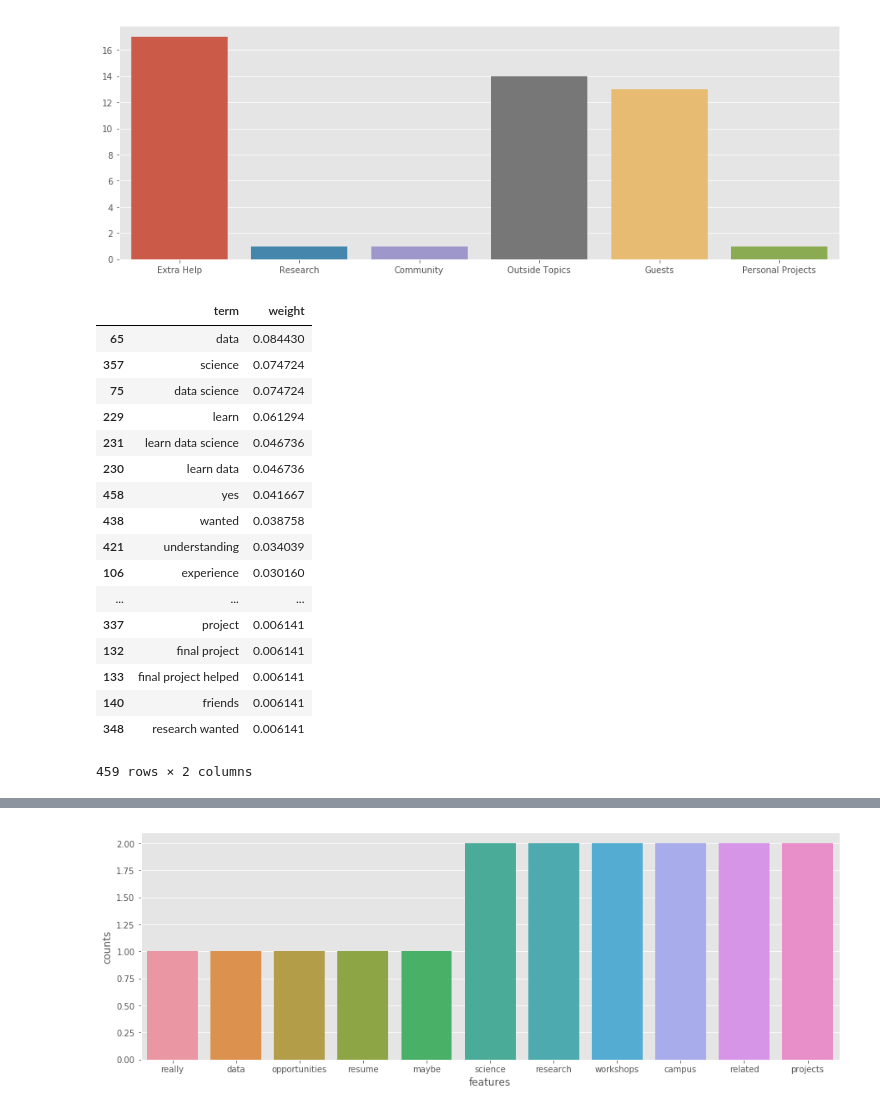
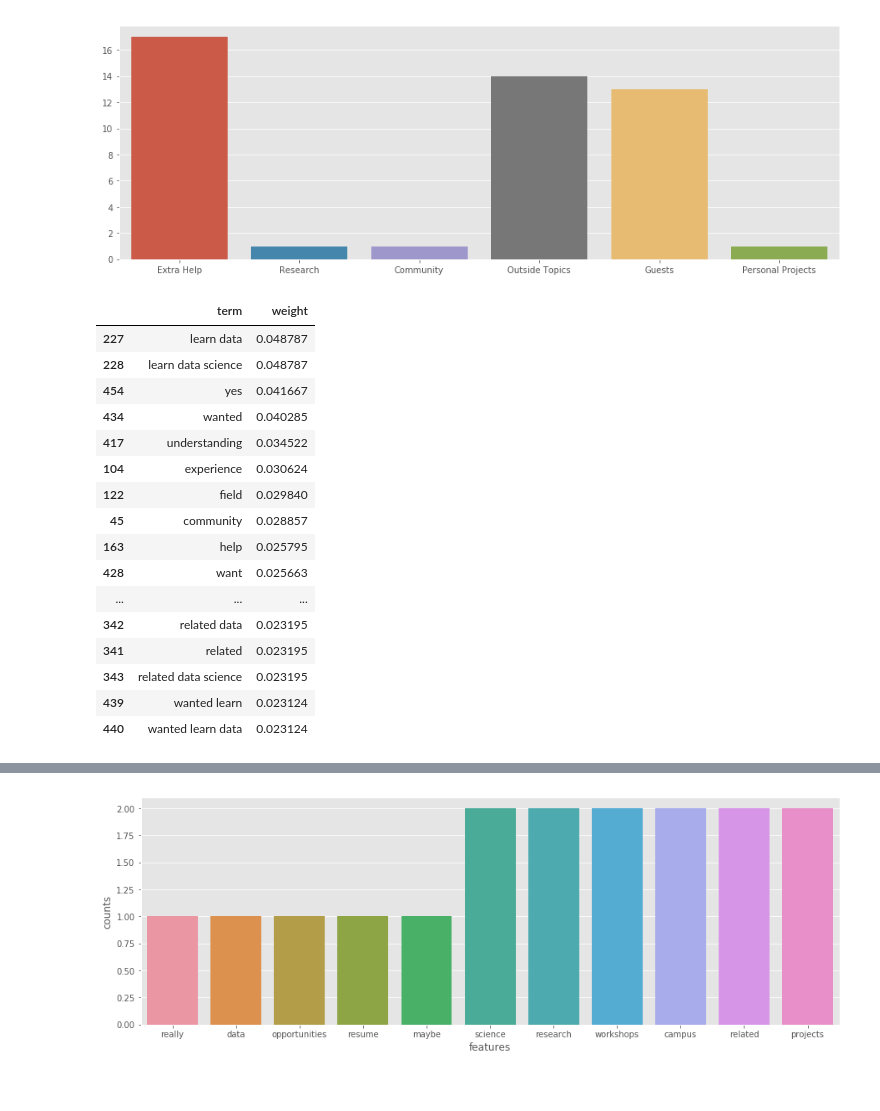
Before and after one commit to oscarsyu/datascholars, a Jupyter notebook: F18 Survey.ipynb, the cells around one changed output, grey strips where cells are left out. Cells and saved outputs as stored; diff of their text form; code cells hidden in the pictures.

```diff
--- a/F18 Survey.ipynb
+++ b/F18 Survey.ipynb
@@ -119,7 +119,7 @@ text_columns = responses[["Reason Joining Scholars", "Hopes", "Other activities"
 # %%
 from sklearn.feature_extraction.text import TfidfVectorizer
 # %%
-tvec_reasons = TfidfVectorizer(min_df=0.0, max_df=100, stop_words='english', ngram_range= (1, 3))
+tvec_reasons = TfidfVectorizer(min_df=0.0, max_df=7, stop_words='english', ngram_range= (1, 3))
 
 tvec_reasons_weights = tvec_reasons.fit_transform(text_columns["Reason Joining Scholars"].str.lower())
 
@@ -127,26 +127,25 @@ reasons_weights = np.asarray(tvec_reasons_weights.mean(axis=0)).ravel().tolist()
 reasons_weights_df = pd.DataFrame({'term': tvec_reasons.get_feature_names(), 'weight': reasons_weights})
 reasons_weights_sorted = reasons_weights_df.sort_values(by = 'weight', ascending = False)
 # %%
-reasons_weights_sorted
+reasons_weights_sorted.head(20)
 # %% [output]
 |  | term | weight |
-| 65 | data | 0.084430 |
-| 357 | science | 0.074724 |
-| 75 | data science | 0.074724 |
-| 229 | learn | 0.061294 |
-| 231 | learn data science | 0.046736 |
-| 230 | learn data | 0.046736 |
-| 458 | yes | 0.041667 |
-| 438 | wanted | 0.038758 |
-| 421 | understanding | 0.034039 |
-| 106 | experience | 0.030160 |
+| 227 | learn data | 0.048787 |
+| 228 | learn data science | 0.048787 |
+| 454 | yes | 0.041667 |
+| 434 | wanted | 0.040285 |
+| 417 | understanding | 0.034522 |
+| 104 | experience | 0.030624 |
+| 122 | field | 0.029840 |
+| 45 | community | 0.028857 |
+| 163 | help | 0.025795 |
+| 428 | want | 0.025663 |
 | ... | ... | ... |
-| 337 | project | 0.006141 |
-| 132 | final project | 0.006141 |
-| 133 | final project helped | 0.006141 |
-| 140 | friends | 0.006141 |
-| 348 | research wanted | 0.006141 |
+| 342 | related data | 0.023195 |
+| 341 | related | 0.023195 |
+| 343 | related data science | 0.023195 |
+| 439 | wanted learn | 0.023124 |
+| 440 | wanted learn data | 0.023124 |
-459 rows × 2 columns
 # %%
 tvec_hopes = TfidfVectorizer(min_df=0.0, max_df=5, stop_words='english', ngram_range= (1, 2))
 
```
Also changed, not shown: parts of 6 cells of this notebook.
